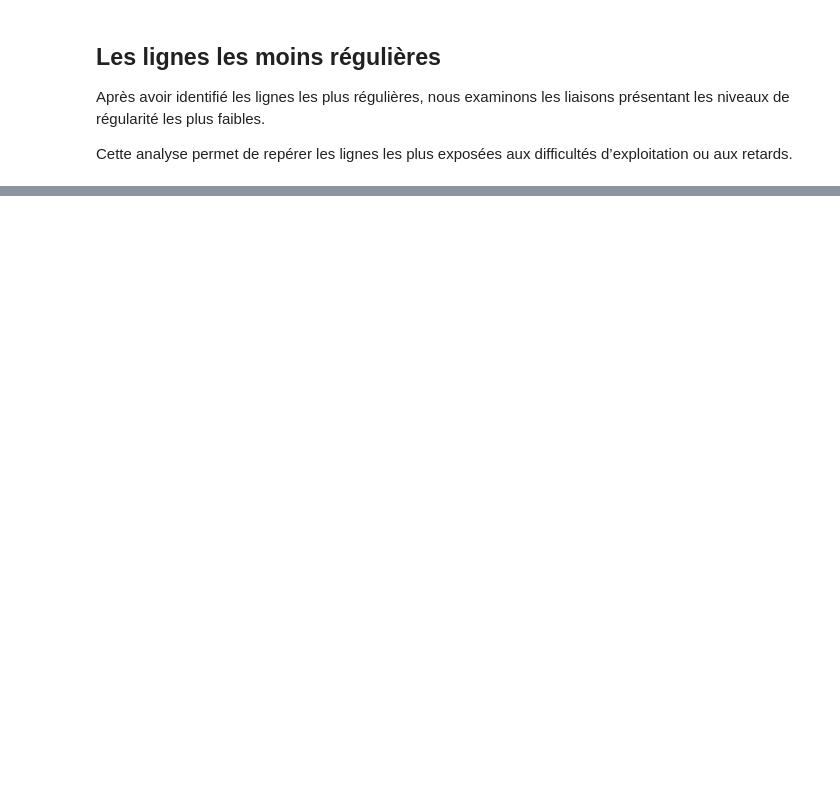
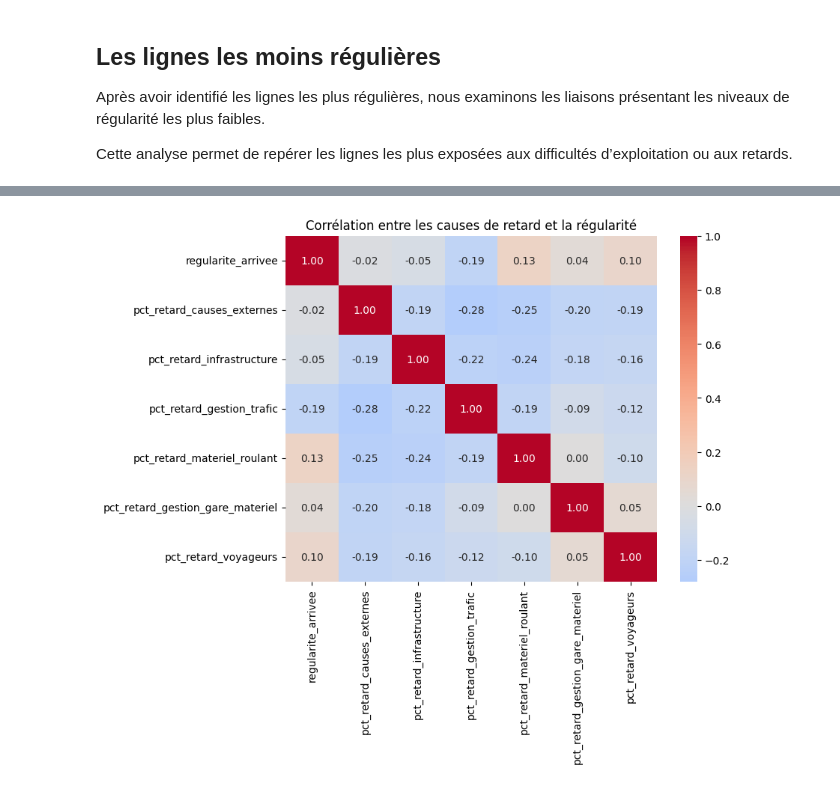
Before and after one commit to chamsisarra5-web/projet-info, a Jupyter notebook: projet_tgv.ipynb, the cells around one changed output, grey strips where cells are left out. Saved outputs shown, nothing was run; the diff lists cells and outputs as text; code cells hidden in the pictures; blank space fills up the shorter version.

```diff
--- a/projet_tgv.ipynb
+++ b/projet_tgv.ipynb
@@ -566,0 +568,13 @@ GT(bottom_lignes.reset_index()).fmt_number(
+# %%
+variables_corr = [
+    "regularite_arrivee",
+    "pct_retard_causes_externes",
+    "pct_retard_infrastructure",
+    "pct_retard_gestion_trafic",
+    "pct_retard_materiel_roulant",
+    "pct_retard_gestion_gare_materiel",
+    "pct_retard_voyageurs"
+]
+
+corr_matrix = df_analyse[variables_corr].corr()
+corr_matrix
@@ -566,0 +625,15 @@ GT(bottom_lignes.reset_index()).fmt_number(
+# %%
+plt.figure(figsize=(8,6))
+
+sns.heatmap(
+    corr_matrix,
+    annot=True,
+    fmt=".2f",
+    cmap="coolwarm",
+    center=0
+)
+
+plt.title("Corrélation entre les causes de retard et la régularité")
+plt.show()
+# %% [output]
+[figure, added]
```
Also changed, not shown: parts of 26 cells of this notebook.
